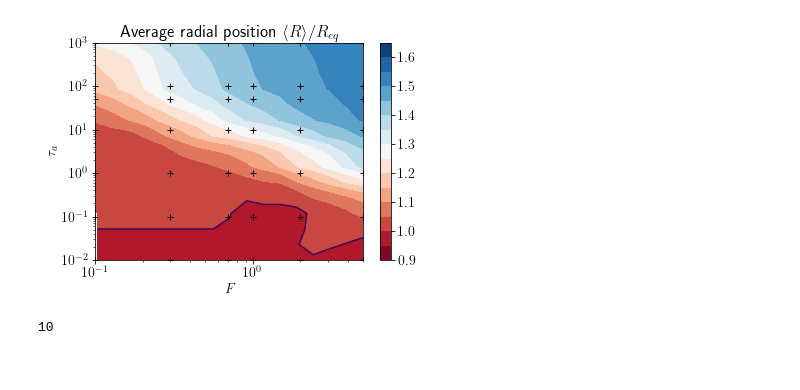
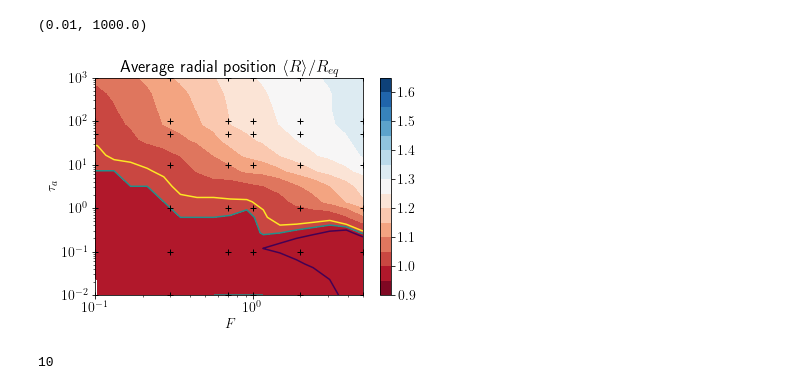
Before and after one commit to s-brahmachari/Active-noise-simulations, a Jupyter notebook: analysis_codes/plot-RDP.ipynb, the cells around one changed output. Drawn from its saved outputs; the diff is of its cells as text; code cells hidden in the pictures.

```diff
--- a/analysis_codes/plot-RDP.ipynb
+++ b/analysis_codes/plot-RDP.ipynb
@@ -17,14 +17,14 @@ fig,ax=plt.subplots(1,1,figsize=(4,4),gridspec_kw={'wspace':0.4, 'hspace':0.4})
 
 
 ind=4
-fpath='../../data/SAC_exp_Esoft0/'
+fpath='../../data/SAC_exp/'
 for (name,tp) in [('low',0.01),('mid',1.0), ('high',100.)]:
     Ts,Fs,Tas=[],[],[]
     Rmax=[]
     betas=[]
 
     ax.clear()
-    colors = pl.cm.hot(np.linspace(0,1,12))
+    colors = pl.cm.hot(np.linspace(0,1,15))
     count=0
     for fname in os.listdir(fpath+'RDP/'):
         if '.npz' in fname and 'RadNumDens' in fname:# and 'rep2' in fname:
@@ -67,5 +67,5 @@ for (name,tp) in [('low',0.01),('mid',1.0), ('high',100.)]:
     ax.axvline(17,c='0.2',ls='--',lw=0.7)
     # ax.set_yscale('log')
     ax.set_ylim(0,1.2e-1)
-    fig.savefig(fpath+'plots/RDP_{}Ta.png'.format(name), dpi=300, bbox_inches='tight')
+    # fig.savefig(fpath+'plots/RDP_{}Ta.png'.format(name), dpi=300, bbox_inches='tight')
 # %% [output]
@@ -73,29 +73,30 @@ for (name,tp) in [('low',0.01),('mid',1.0), ('high',100.)]:
 # %%
 ax.clear()
 
 Xi,Yi=np.meshgrid(np.geomspace(0.05,5,20),np.logspace(-2,3,15))
 triang=tri.Triangulation(Fs,Tas)
 interpZ=tri.LinearTriInterpolator(triang,np.around(np.array(Rmax)/Rav_eq, 2))
 Zi=interpZ(Xi,Yi)
 plt.contourf(Xi, Yi, Zi, levels=np.arange(0.9,1.7,0.05),cmap='RdBu')
 plt.colorbar()
-plt.contour(Xi, Yi, Zi, levels=[1])
+plt.contour(Xi, Yi, Zi, levels=[0.99,1.,1.01])
 # cs= plt.contour(Xi,Yi,Xi**2*Yi/(0.1*0.0083*T0), colors='k', levels=[1, 10,1e2,1e3],)
 
 # plt.clabel(cs, cs.levels, inline=True,fmt=fmt, fontsize=16)
 
 plt.plot(Fs,Tas,'k+',)
 plt.xlabel('$F$')
 plt.ylabel('$\\tau_a$')
 # plt.xlim(1,1e3)
 
 plt.loglog()
 plt.title('Average radial position $\\langle R\\rangle/R_{eq}$')
 plt.xlim(0.1,5)
 plt.ylim(0.01,1e3)
-plt.savefig(fpath+'plots/normAvgR_contour.png', dpi=300, bbox_inches='tight')
+# plt.savefig(fpath+'plots/normAvgR_contour.png', dpi=300, bbox_inches='tight')
 # %% [output]
+(0.01, 1000.0)
-[figure, old version]
+[figure, new version]
 # %%
 ind=4
 
```
Also changed, not shown: parts of 1 cell of this notebook, 2 other files.
